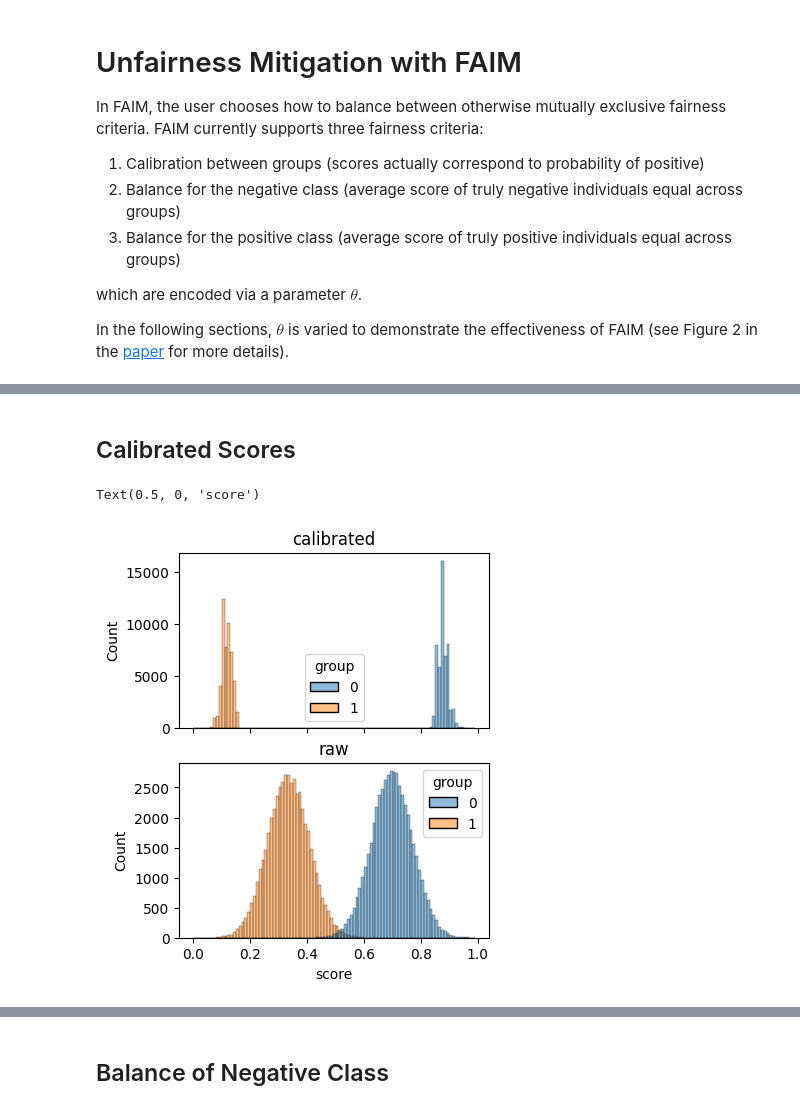
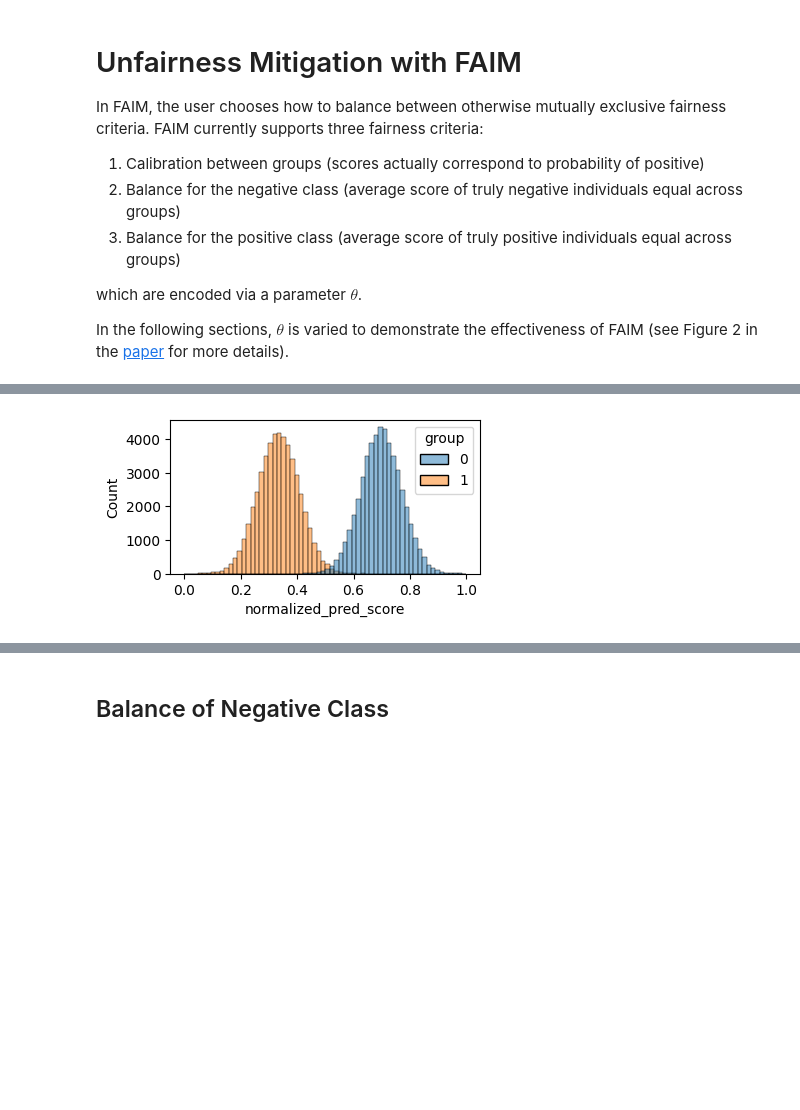
Before and after one commit to aloosley/faim, a Jupyter notebook: notebooks/fairlearn-api.ipynb, the cells around one changed output, grey strips where cells are left out. Drawn from its saved outputs; the diff is of its cells as text; code cells hidden in the pictures; blank space fills up the shorter version.

```diff
--- a/notebooks/fairlearn-api.ipynb
+++ b/notebooks/fairlearn-api.ipynb
@@ -72,4 +104,0 @@ In the following sections, $\theta$ is varied to demonstrate the effectiveness o
-# %%
-discrete_scores, discrete_score_indices = faim._get_discrete_scores_and_indices(y_scores)
-synthetic_data_from_paper["normalized_discrete_scores"] = discrete_scores
-sns.histplot(data=synthetic_data_from_paper, x="normalized_discrete_scores", hue="group", )
@@ -79,2 +104,0 @@ sns.histplot(data=synthetic_data_from_paper, x="normalized_discrete_scores", hue
-# %% [markdown]
-## Calibrated Scores
@@ -88,26 +105,5 @@ faim_calibrated = FAIM(thetas=thetas, score_discretization_step=score_discretiza
-# %%
-faim_calibrated.fit(
-    y_scores=y_scores,
-    y_ground_truth=y_ground_truth,
-    sensitive_features=sensitive_features
-)
-synthetic_data_from_paper["calibrated_scores"] = faim_calibrated.predict(
-    y_scores=y_scores, sensitive_features=sensitive_features
-)
-# %%
-fig, (ax1, ax2) = plt.subplots(2, 1, figsize=(4, 5), sharex=True)
-
-sns.histplot(
-    data=synthetic_data_from_paper, x="calibrated_scores", hue="group", bins=faim_calibrated.discrete_score_bins,
-    ax=ax1
-)
-sns.histplot(
-    data=synthetic_data_from_paper, x="normalized_discrete_scores", hue="group", bins=faim_calibrated.discrete_score_bins,
-    ax=ax2
-)
-ax1.set_title("calibrated")
-ax2.set_title("raw")
-ax2.set_xlabel("score")
-# %% [output]
-Text(0.5, 0, 'score')
-[figure, removed]
+# %%
+plt.figure(figsize=(4, 2))
+ax = sns.histplot(data=synthetic_data_from_paper, x="normalized_pred_score", hue="group")
+# %% [output]
+[figure, added]
```
Also changed, not shown: parts of 13 cells of this notebook.
